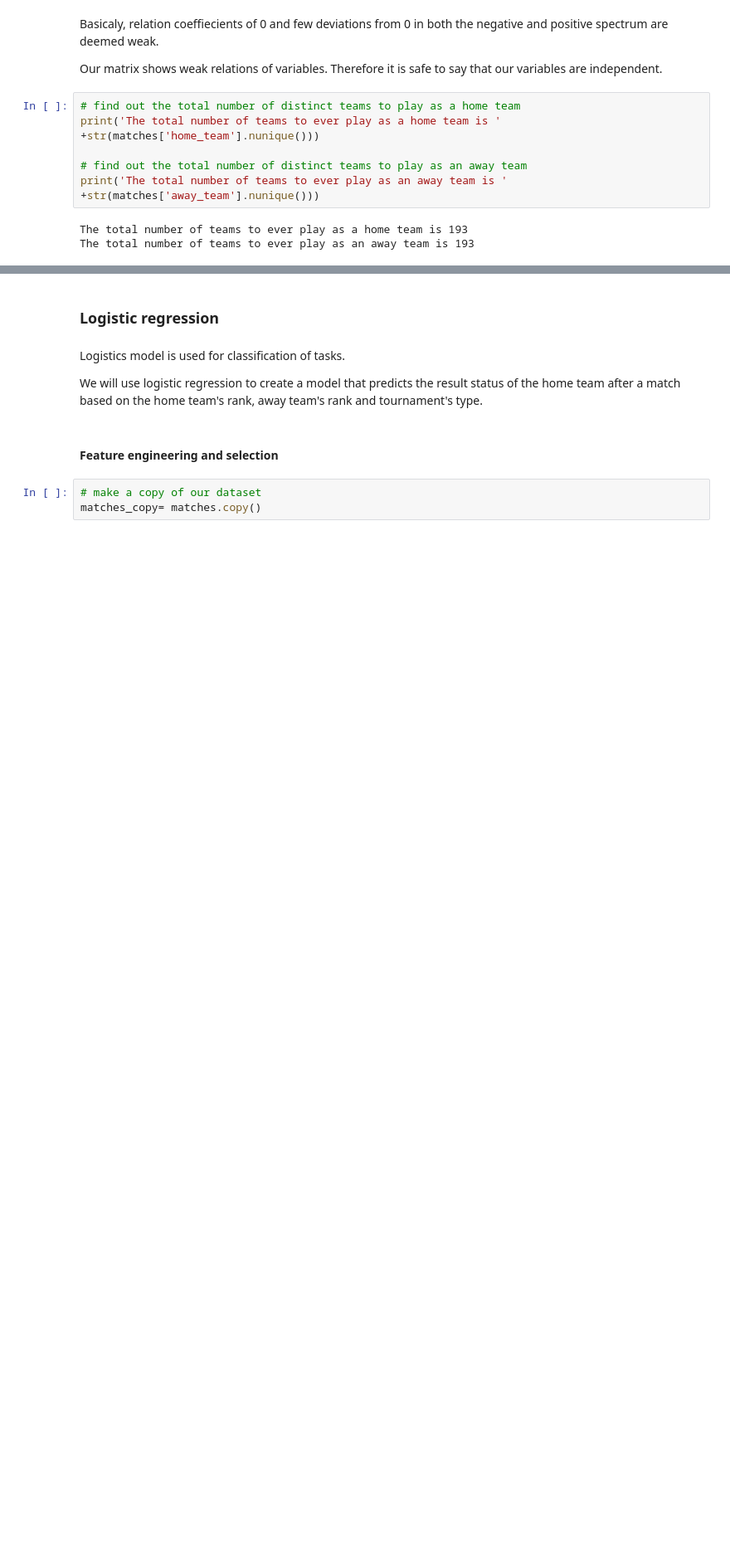
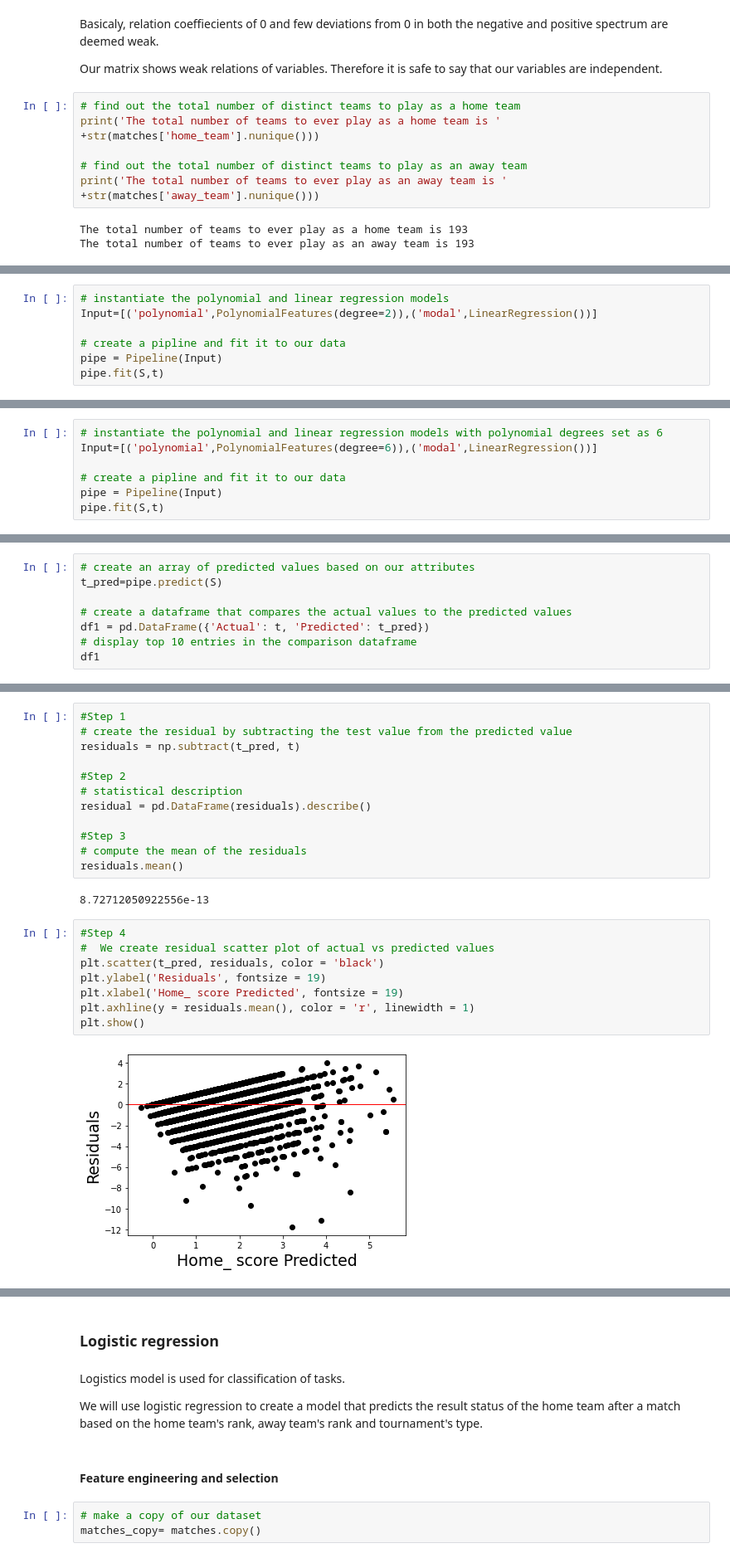
Before and after one commit to mungaimoureen/W6-Football-results-prediction., a Jupyter notebook: Moringa_Data_Science_Core_W6_Independent_Project_2022_06_Moureen_Mungai_Python_Notebook.ipynb, the cells around one changed output, grey strips where cells are left out. Shown at 83% size. Cells and saved outputs as stored; diff of their text form; blank space fills up the shorter version.

```diff
--- a/Moringa_Data_Science_Core_W6_Independent_Project_2022_06_Moureen_Mungai_Python_Notebook.ipynb
+++ b/Moringa_Data_Science_Core_W6_Independent_Project_2022_06_Moureen_Mungai_Python_Notebook.ipynb
@@ -526,0 +711,7 @@ The total number of teams to ever play as an away team is 193
+# %%
+# instantiate the polynomial and linear regression models
+Input=[('polynomial',PolynomialFeatures(degree=2)),('modal',LinearRegression())]
+
+# create a pipline and fit it to our data
+pipe = Pipeline(Input)
+pipe.fit(S,t)
@@ -526,0 +761,7 @@ The total number of teams to ever play as an away team is 193
+# %%
+# instantiate the polynomial and linear regression models with polynomial degrees set as 6
+Input=[('polynomial',PolynomialFeatures(degree=6)),('modal',LinearRegression())]
+
+# create a pipline and fit it to our data
+pipe = Pipeline(Input)
+pipe.fit(S,t)
@@ -526,0 +771,8 @@ The total number of teams to ever play as an away team is 193
+# %%
+# create an array of predicted values based on our attributes
+t_pred=pipe.predict(S)
+
+# create a dataframe that compares the actual values to the predicted values
+df1 = pd.DataFrame({'Actual': t, 'Predicted': t_pred})
+# display top 10 entries in the comparison dataframe
+df1
@@ -526,0 +811,24 @@ The total number of teams to ever play as an away team is 193
+# %%
+#Step 1
+# create the residual by subtracting the test value from the predicted value
+residuals = np.subtract(t_pred, t)
+
+#Step 2
+# statistical description
+residual = pd.DataFrame(residuals).describe()
+
+#Step 3
+# compute the mean of the residuals
+residuals.mean()
+# %% [output]
+8.72712050922556e-13
+# %%
+#Step 4
+#  We create residual scatter plot of actual vs predicted values
+plt.scatter(t_pred, residuals, color = 'black')
+plt.ylabel('Residuals', fontsize = 19)
+plt.xlabel('Home_ score Predicted', fontsize = 19)
+plt.axhline(y = residuals.mean(), color = 'r', linewidth = 1)
+plt.show()
+# %% [output]
+[figure, added]
```
Also changed, not shown: parts of 50 cells of this notebook.
